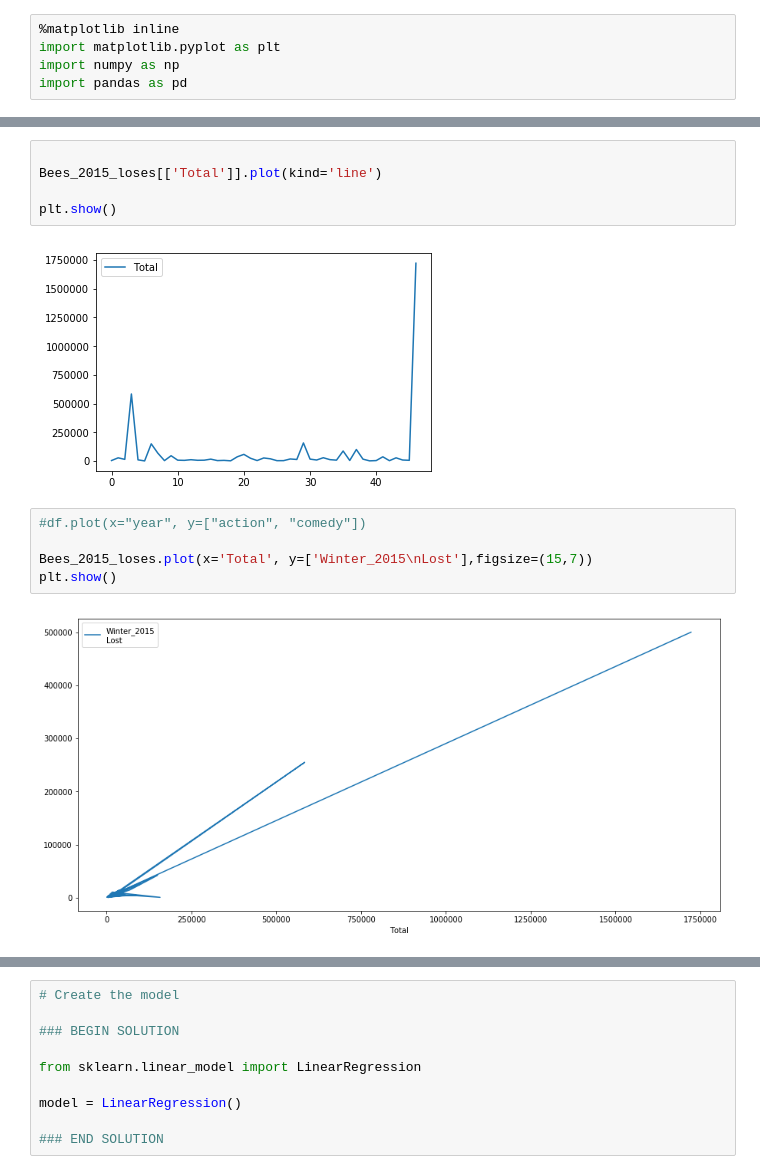
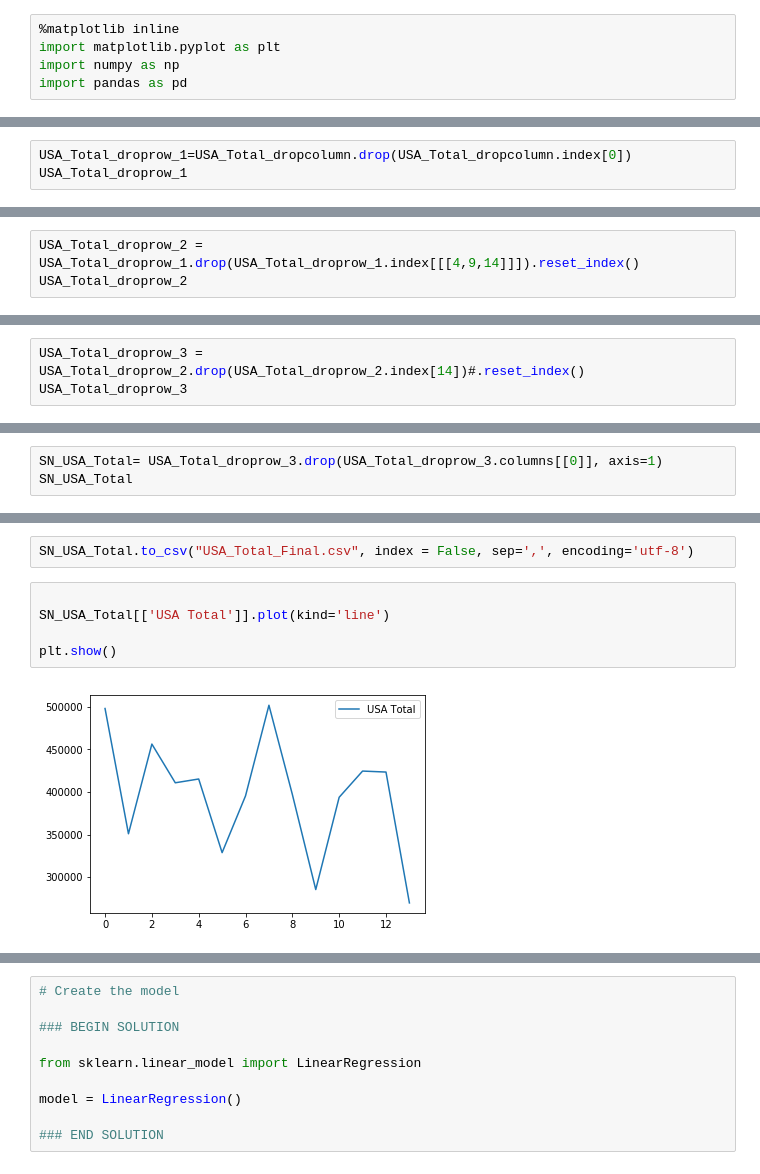
Before and after one commit to CamillaBahr/Final-Project, a Jupyter notebook: Subhra's work/SN_ML.ipynb, the cells around one changed output, grey strips where cells are left out. Cells and saved outputs as stored; diff of their text form.

```diff
--- a/Subhra's work/SN_ML.ipynb
+++ b/Subhra's work/SN_ML.ipynb
@@ -41,0 +48,3 @@ Index(['State', 'Winter_2015\nLost', 'Spring_2015\nLost', 'Summer_2015\nLost',
+# %%
+USA_Total_droprow_1=USA_Total_dropcolumn.drop(USA_Total_dropcolumn.index[0])
+USA_Total_droprow_1
@@ -41,0 +69,3 @@ Index(['State', 'Winter_2015\nLost', 'Spring_2015\nLost', 'Summer_2015\nLost',
+# %%
+USA_Total_droprow_2 = USA_Total_droprow_1.drop(USA_Total_droprow_1.index[[[4,9,14]]]).reset_index()
+USA_Total_droprow_2
@@ -41,0 +89,3 @@ Index(['State', 'Winter_2015\nLost', 'Spring_2015\nLost', 'Summer_2015\nLost',
+# %%
+USA_Total_droprow_3 = USA_Total_droprow_2.drop(USA_Total_droprow_2.index[14])#.reset_index()
+USA_Total_droprow_3
@@ -41,0 +108,3 @@ Index(['State', 'Winter_2015\nLost', 'Spring_2015\nLost', 'Summer_2015\nLost',
+# %%
+SN_USA_Total= USA_Total_droprow_3.drop(USA_Total_droprow_3.columns[[0]], axis=1)
+SN_USA_Total
@@ -42,17 +127,12 @@ Index(['State', 'Winter_2015\nLost', 'Spring_2015\nLost', 'Summer_2015\nLost',
+# %%
+SN_USA_Total.to_csv("USA_Total_Final.csv", index = False, sep=',', encoding='utf-8')
 # %%
 
-Bees_2015_loses[['Total']].plot(kind='line')
+SN_USA_Total[['USA Total']].plot(kind='line')
 
 plt.show()
 # %% [output]
-[figure, old version]
+[figure, new version]
-# %%
-#df.plot(x="year", y=["action", "comedy"])
-
-Bees_2015_loses.plot(x='Total', y=['Winter_2015\nLost'],figsize=(15,7))
-plt.show()
-# %% [output]
-[figure, removed]
 # %%
 # Use sklearn's `train_test_split` to split the data into training and testing
 
```
Also changed, not shown: parts of 14 cells of this notebook, 5 other files.
